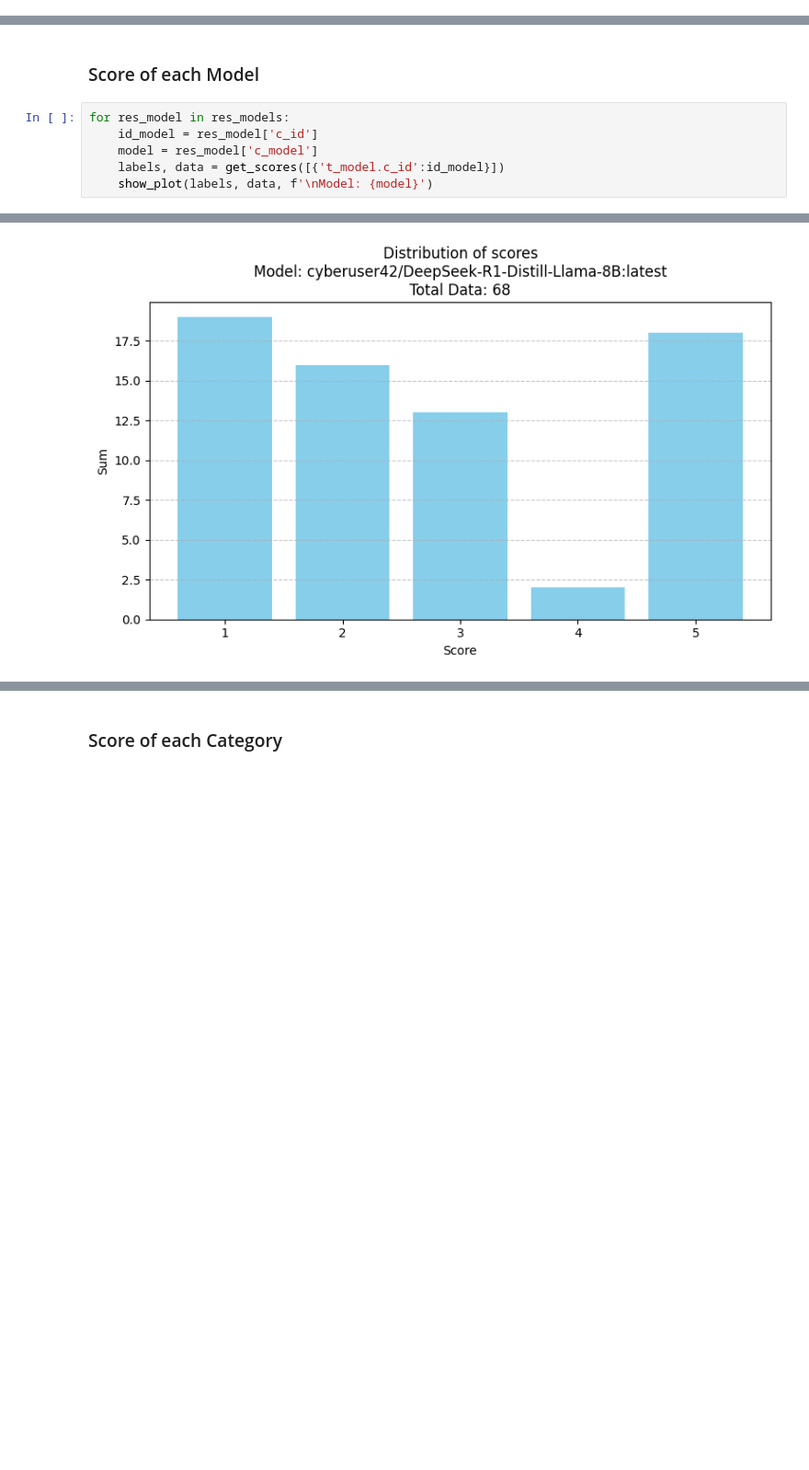
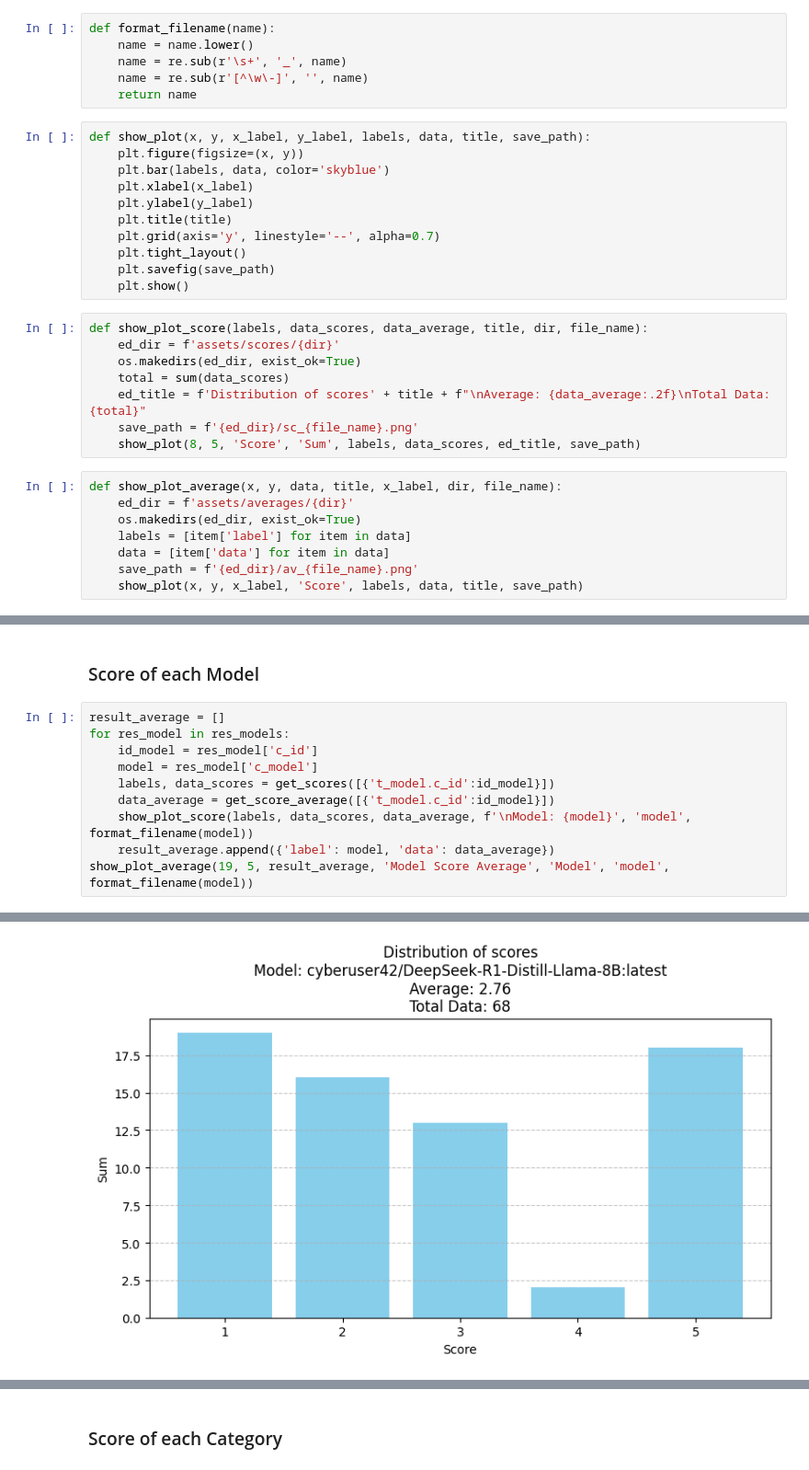
Before and after one commit to nathaniel32/LLM-Benchmark, a Jupyter notebook: analyse/main.ipynb, the cells around one changed output, grey strips where cells are left out. Shown at 92% size. Saved outputs shown, nothing was run; the diff lists cells and outputs as text; blank space fills up the shorter version.

```diff
--- a/analyse/main.ipynb
+++ b/analyse/main.ipynb
@@ -116,3 +93,36 @@ def get_score_averages(rules):
+# %%
+def format_filename(name):
+    name = name.lower()
+    name = re.sub(r'\s+', '_', name)
+    name = re.sub(r'[^\w\-]', '', name)
+    return name
+# %%
+def show_plot(x, y, x_label, y_label, labels, data, title, save_path):
+    plt.figure(figsize=(x, y))
+    plt.bar(labels, data, color='skyblue')
+    plt.xlabel(x_label)
+    plt.ylabel(y_label)
+    plt.title(title)
+    plt.grid(axis='y', linestyle='--', alpha=0.7)
+    plt.tight_layout()
+    plt.savefig(save_path)
+    plt.show()
+# %%
+def show_plot_score(labels, data_scores, data_average, title, dir, file_name):
+    ed_dir = f'assets/scores/{dir}'
+    os.makedirs(ed_dir, exist_ok=True)
+    total = sum(data_scores)
+    ed_title = f'Distribution of scores' + title + f"\nAverage: {data_average:.2f}\nTotal Data: {total}"
+    save_path = f'{ed_dir}/sc_{file_name}.png'
+    show_plot(8, 5, 'Score', 'Sum', labels, data_scores, ed_title, save_path)
+# %%
+def show_plot_average(x, y, data, title, x_label, dir, file_name):
+    ed_dir = f'assets/averages/{dir}'
+    os.makedirs(ed_dir, exist_ok=True)
+    labels = [item['label'] for item in data]
+    data = [item['data'] for item in data]
+    save_path = f'{ed_dir}/av_{file_name}.png'
+    show_plot(x, y, x_label, 'Score', labels, data, title, save_path)
 # %%
 res_models, error = api_sql_execute('SELECT * FROM t_model')
 res_categories, error = api_sql_execute('SELECT * FROM t_category')
@@ -122,9 +132,13 @@ res_categories, error = api_sql_execute('SELECT * FROM t_category')
 # %% [markdown]
 ### Score of each Model
 # %%
+result_average = []
 for res_model in res_models:
     id_model = res_model['c_id']
     model = res_model['c_model']
-    labels, data = get_scores([{'t_model.c_id':id_model}])
-    show_plot(labels, data, f'\nModel: {model}')
+    labels, data_scores = get_scores([{'t_model.c_id':id_model}])
+    data_average = get_score_average([{'t_model.c_id':id_model}])
+    show_plot_score(labels, data_scores, data_average, f'\nModel: {model}', 'model', format_filename(model))
+    result_average.append({'label': model, 'data': data_average})
+show_plot_average(19, 5, result_average, 'Model Score Average', 'Model', 'model', format_filename(model))
 # %% [output]
@@ -133 +147 @@ for res_model in res_models:
-[figure, old version]
+[figure, new version]
```
Also changed, not shown: parts of 8 cells of this notebook, 1 other file.
